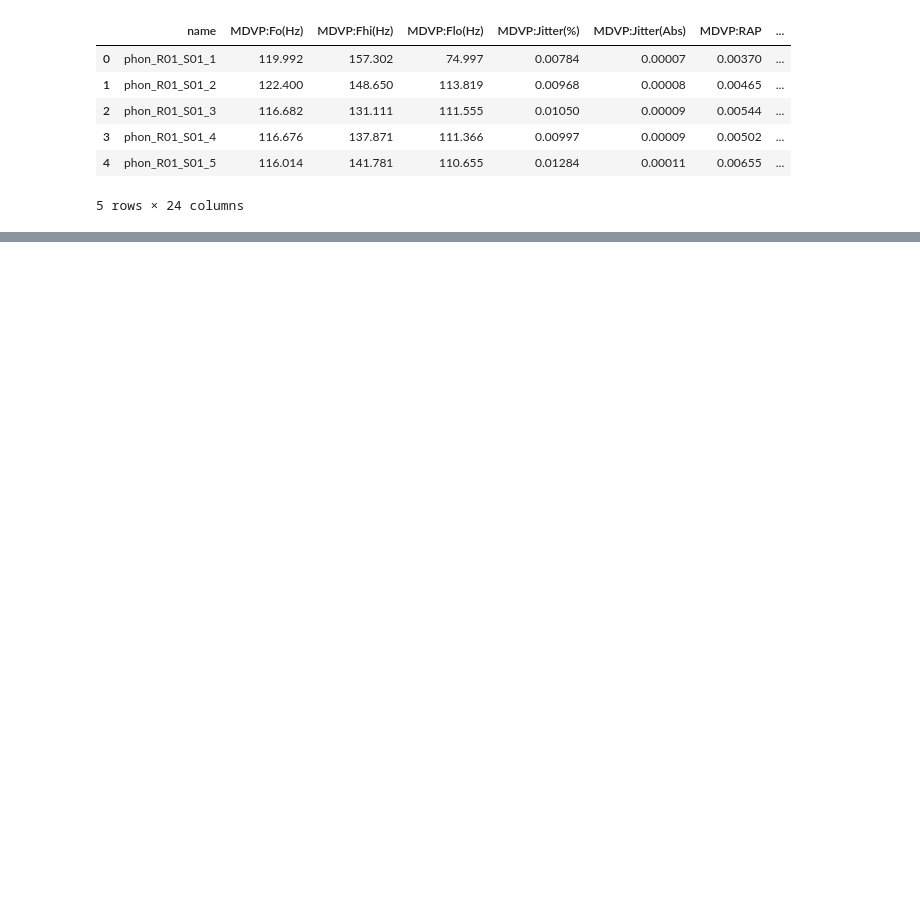
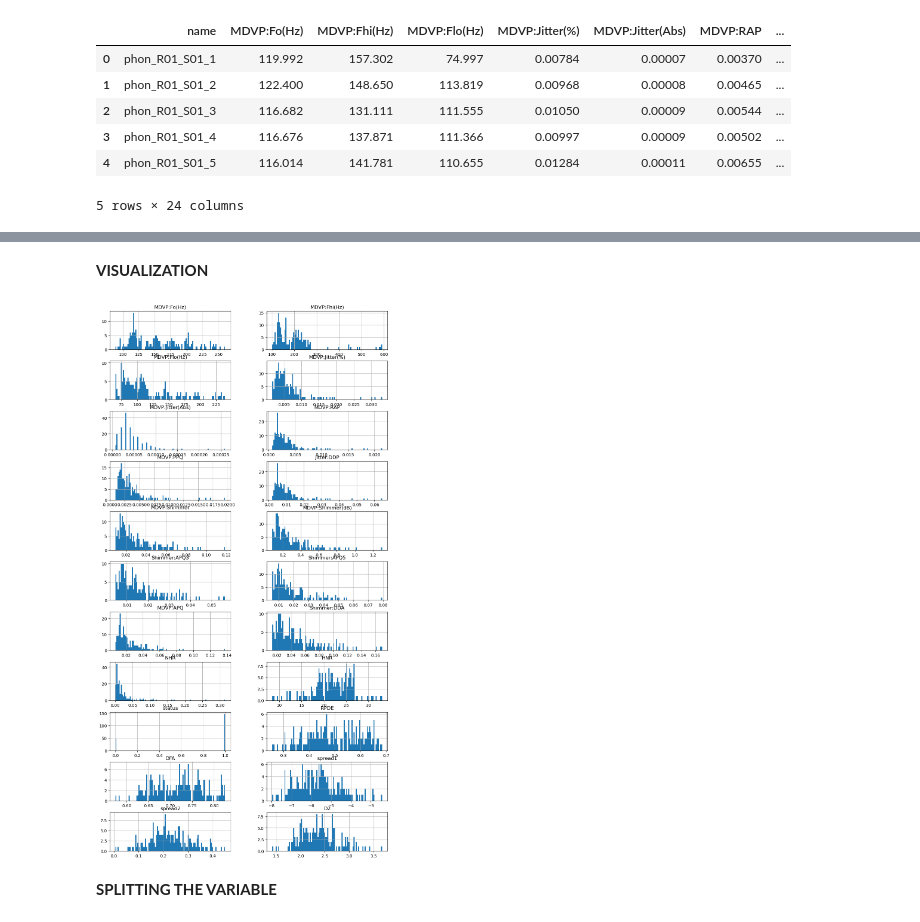
Before and after one commit to akshwin/Parkinson-s_Disease_Prediction, a Jupyter notebook: Parkinson_Prediction.ipynb, the cells around one changed output, grey strips where cells are left out. Saved outputs shown, nothing was run; the diff lists cells and outputs as text; code cells hidden in the pictures; blank space fills up the shorter version.

```diff
--- a/Parkinson_Prediction.ipynb
+++ b/Parkinson_Prediction.ipynb
@@ -19,0 +109,9 @@ data.head()
+# %% [markdown]
+**VISUALIZATION**
+# %%
+columns = list(data)[0:-1]
+data[columns].hist(bins=100,figsize=(12,30),layout=(14,2));
+# %% [output]
+[figure, added]
+# %% [markdown]
+**SPLITTING THE VARIABLE**
```
Also changed, not shown: parts of 38 cells of this notebook.
